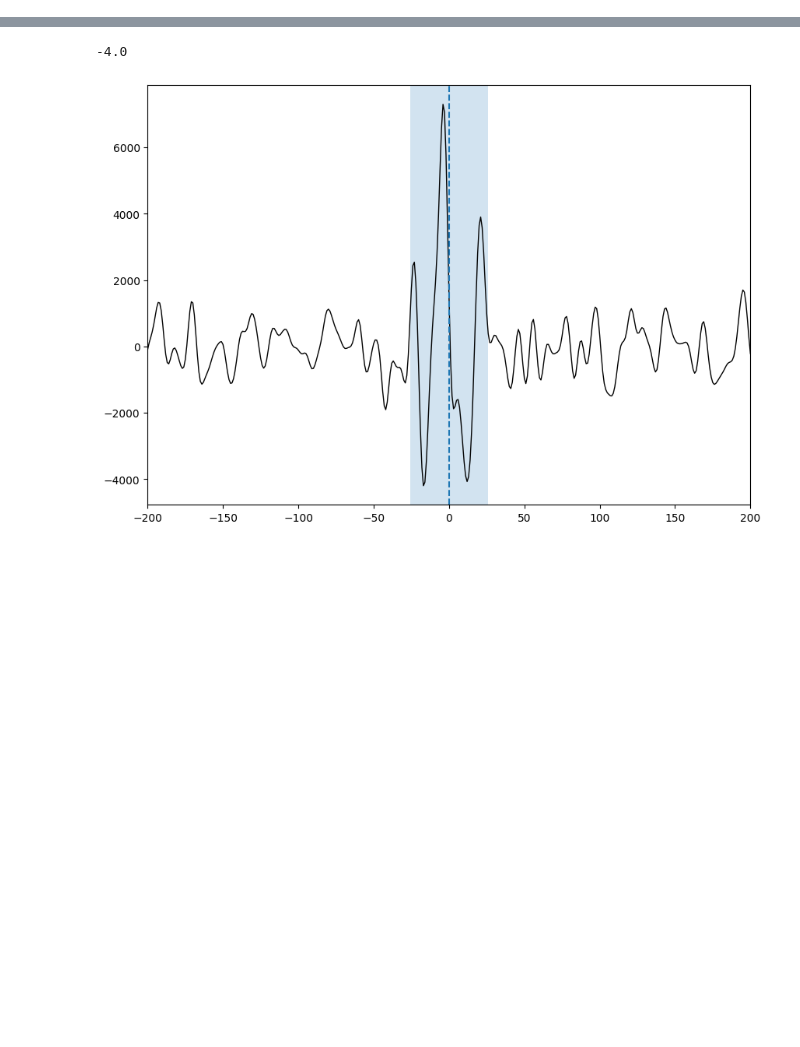
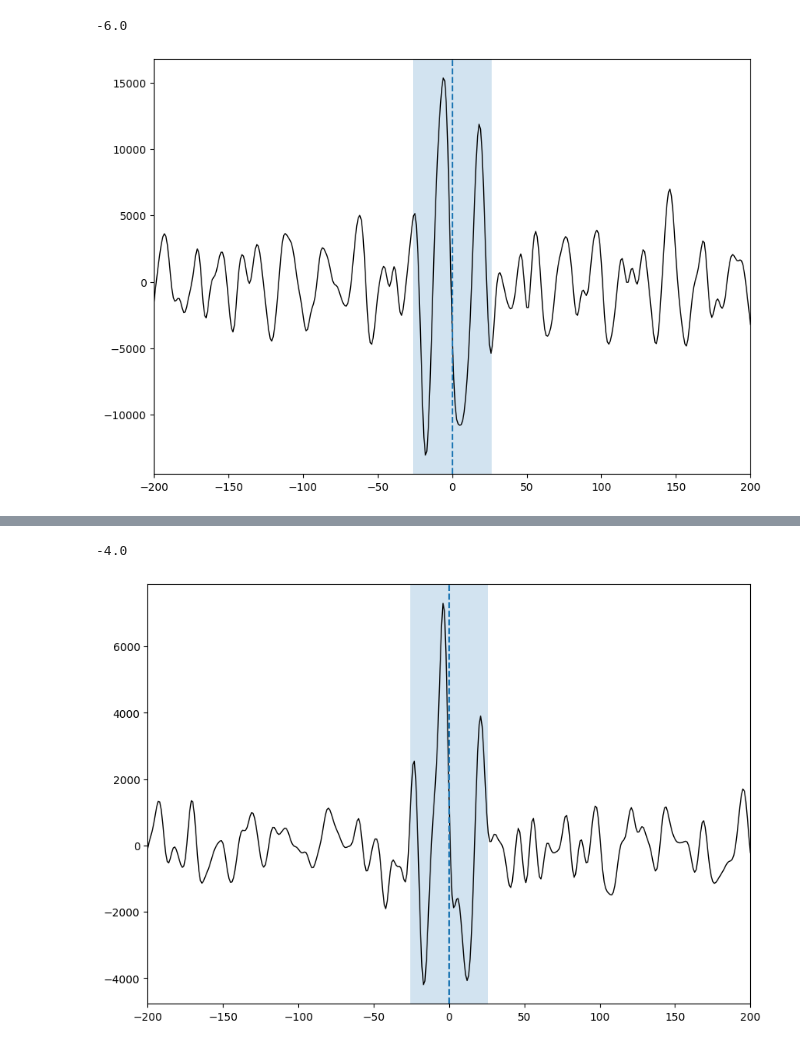
Before and after one commit to samderegt/retrieval_base, a Jupyter notebook: Luhman_16/local_signature.ipynb, the cells around one changed output, grey strips where cells are left out. Drawn from its saved outputs; the diff is of its cells as text; code cells hidden in the pictures; blank space fills up the shorter version.

```diff
--- a/Luhman_16/local_signature.ipynb
+++ b/Luhman_16/local_signature.ipynb
@@ -182,6 +200,26 @@ m_spec_global, m_spec_local = get_pRT_atm(prefix, w_set, bestfit_params, Chem, P
 CCF, rv = get_CCF(
     d_spec, m_spec_local, m_spec_global, LogLike, Cov, rv=np.arange(-200,200+1e-6,1)
     )
+# %%
+fig, ax = plt.subplots(figsize=(10,7))
+ax.plot(rv, np.nansum(CCF, axis=(1,2)), c='k', lw=1)
+
+#idx = np.argmax(CCF.sum(axis=(1,2)))
+#ax.axvline(rv[idx], c='k', ls='-', lw=1)
+print(rv[np.argmax(np.nansum(CCF, axis=(1,2)))])
+
+ax.axvline(0, c='C0', ls='--')
+ax.axvspan(
+    xmin=-bestfit_params['params']['vsini'],
+    xmax=bestfit_params['params']['vsini'],
+    fc='C0', ec='none', alpha=0.2
+    )
+
+ax.set(xlim=(-200,200))
+plt.show()
+# %% [output]
+-6.0
+[figure, added]
 # %%
 fig, ax = plt.subplots(figsize=(10,7))
 ax.plot(rv, CCF.sum(axis=(1,2)), c='k', lw=1)
```
Also changed, not shown: parts of 5 cells of this notebook, 5 other files.
